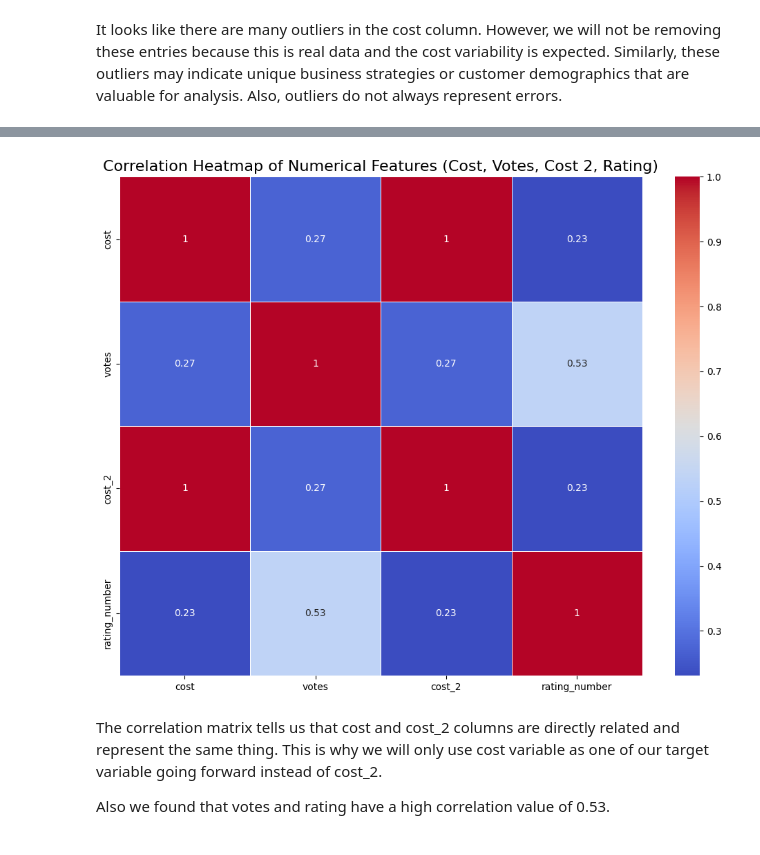
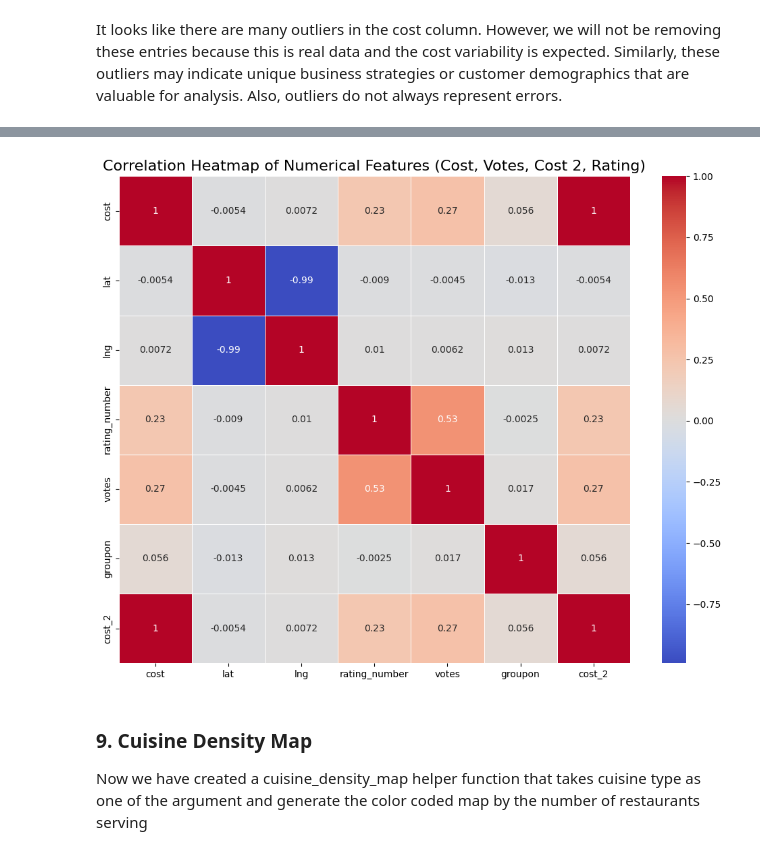
Before and after one commit to alleyshairu/dcts, a Jupyter notebook: main.ipynb, the cells around one changed output, grey strips where cells are left out. Saved outputs shown, nothing was run; the diff lists cells and outputs as text; code cells hidden in the pictures.

```diff
--- a/main.ipynb
+++ b/main.ipynb
@@ -221,0 +232,3 @@ Before moving the modeling part, we will try to analyze our data further to disc
+# %%
+numerical = [var for var in zomato_df.columns if zomato_df[var].dtypes != 'O']
+print("numerical variables are", numerical)
@@ -257,21 +319,21 @@ It looks like there are many outliers in the cost column. However, we will not b
 # %%
 # Calculate the correlation matrix
-corr_matrix = zomato_df[['cost', 'votes', 'cost_2', 'rating_number']].corr()
+corr_matrix = zomato_df[numerical].corr()
 
 # Plot the correlation heatmap
 plt.figure(figsize=(10, 8))
 sns.heatmap(corr_matrix, annot=True, cmap='coolwarm', linewidths=0.5)
 
 # Adding labels and title
 plt.title('Correlation Heatmap of Numerical Features (Cost, Votes, Cost 2, Rating)', fontsize=16)
 plt.tight_layout()
 plt.show()
 # %% [output]
-[figure, old version]
+[figure, new version]
-# %% [markdown]
-The correlation matrix tells us that cost and cost_2 columns are directly related and represent the same thing. This is why we will only use cost variable as one of our target variable going forward instead of cost_2.
-
-Also we found that votes and rating have a high correlation value of 0.53.
+# %% [markdown]
+### 9. Cuisine Density Map
+
+Now we have created a cuisine_density_map helper function that takes cuisine type as one of the argument and generate the color coded map by the number of restaurants serving
 # %%
 def cuisine_density_map(restaurant_data, sydney_geo, cuisine_type):
     """
```
Also changed, not shown: parts of 26 cells of this notebook.
